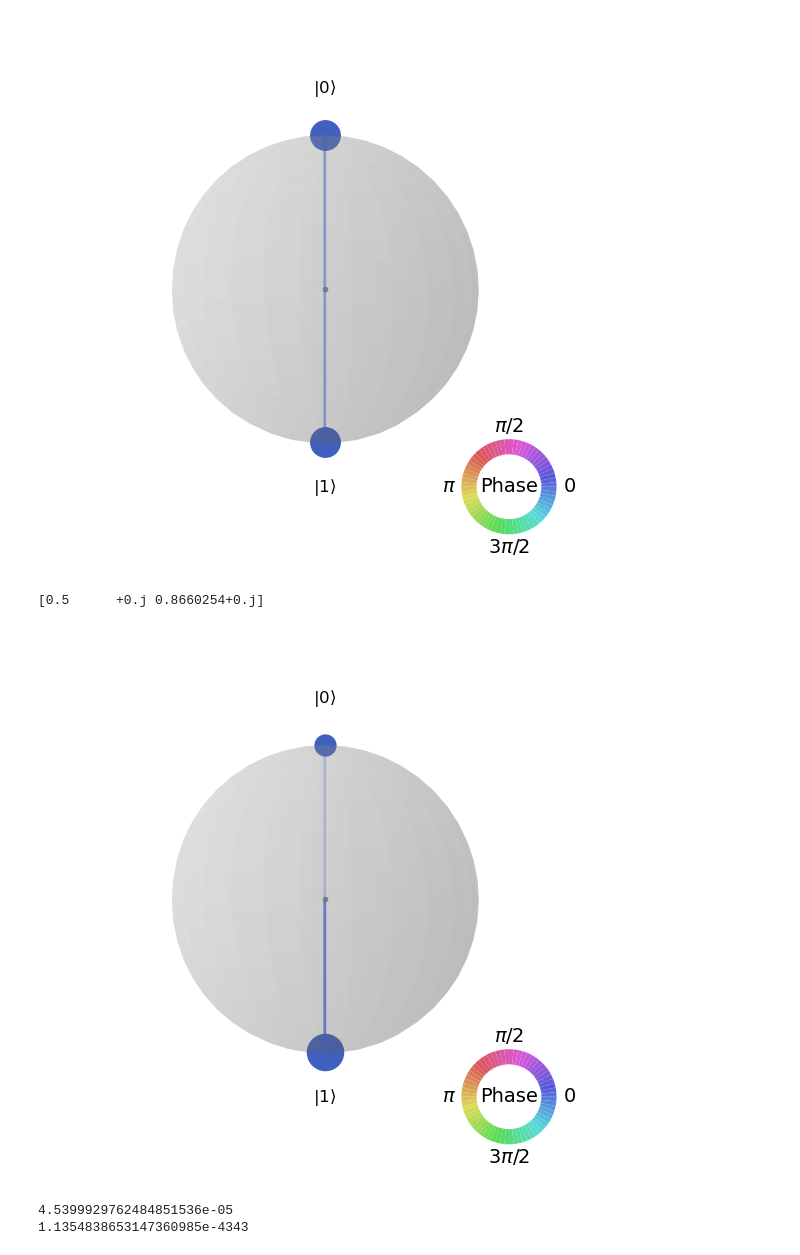
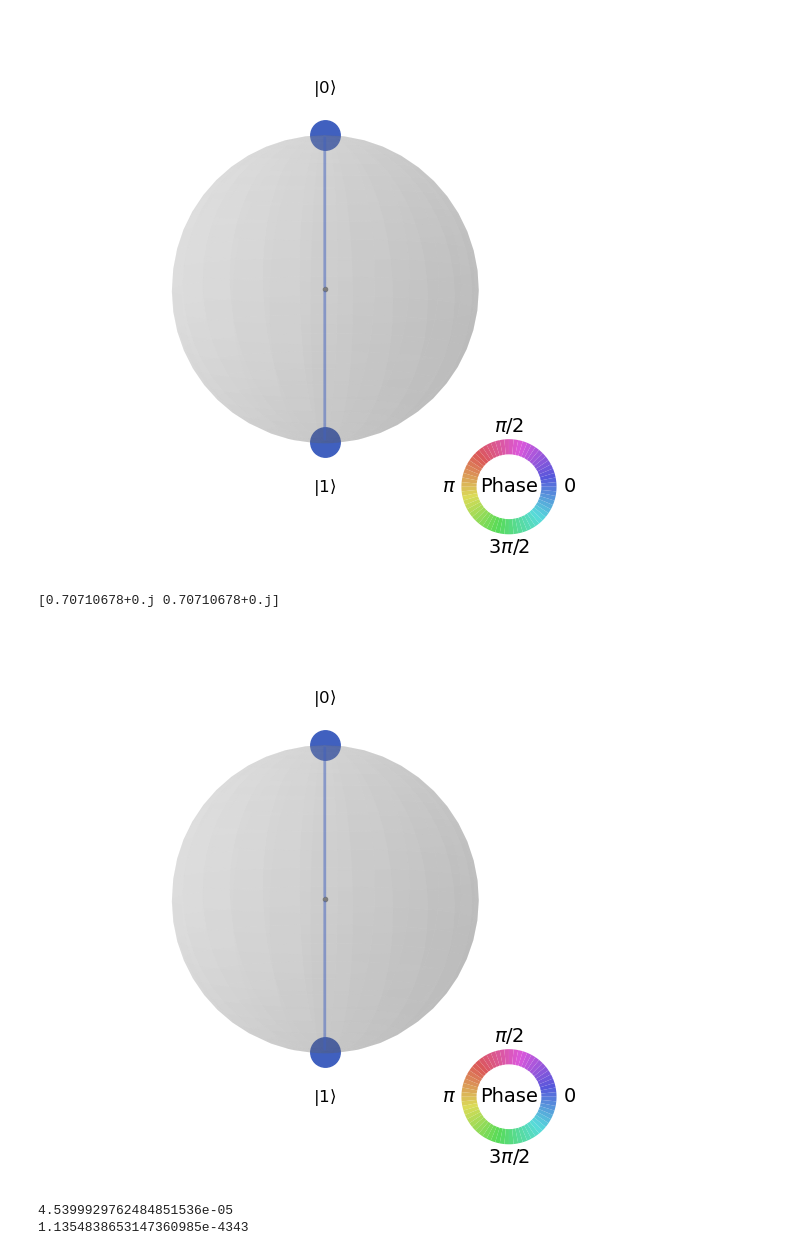
Before and after one commit to SchultzVV/Qiskit, a Jupyter notebook: bit-phase-flip.ipynb, the cells around one changed output. Cells and saved outputs as stored; diff of their text form; code cells hidden in the pictures.

```diff
--- a/bit-phase-flip.ipynb
+++ b/bit-phase-flip.ipynb
@@ -285,15 +302,15 @@ Statevector([0.70710678+0.j, 0.70710678+0.j],
 # %%
 def general_state(theta, phi):
     state = np.zeros(2,dtype=complex)
     state[0] = np.cos(theta/2)
     state[1] = cmath.exp(1j*phi)*np.sin(theta/2)
     return state
-print(general_state(np.pi/1.5,0))
-sv=Statevector(general_state(np.pi/1.5,0))
+print(general_state(np.pi/2,0))
+sv=Statevector(general_state(np.pi/2,0))
 plot_state_qsphere(sv)
 # %% [output]
-[0.5      +0.j 0.8660254+0.j]
+[0.70710678+0.j 0.70710678+0.j]
-[figure, old version]
+[figure, new version]
 # %%
 import numpy as np
 print(np.exp(np.float128(-10)))
```
Also changed, not shown: parts of 5 cells of this notebook, 2 other files.
